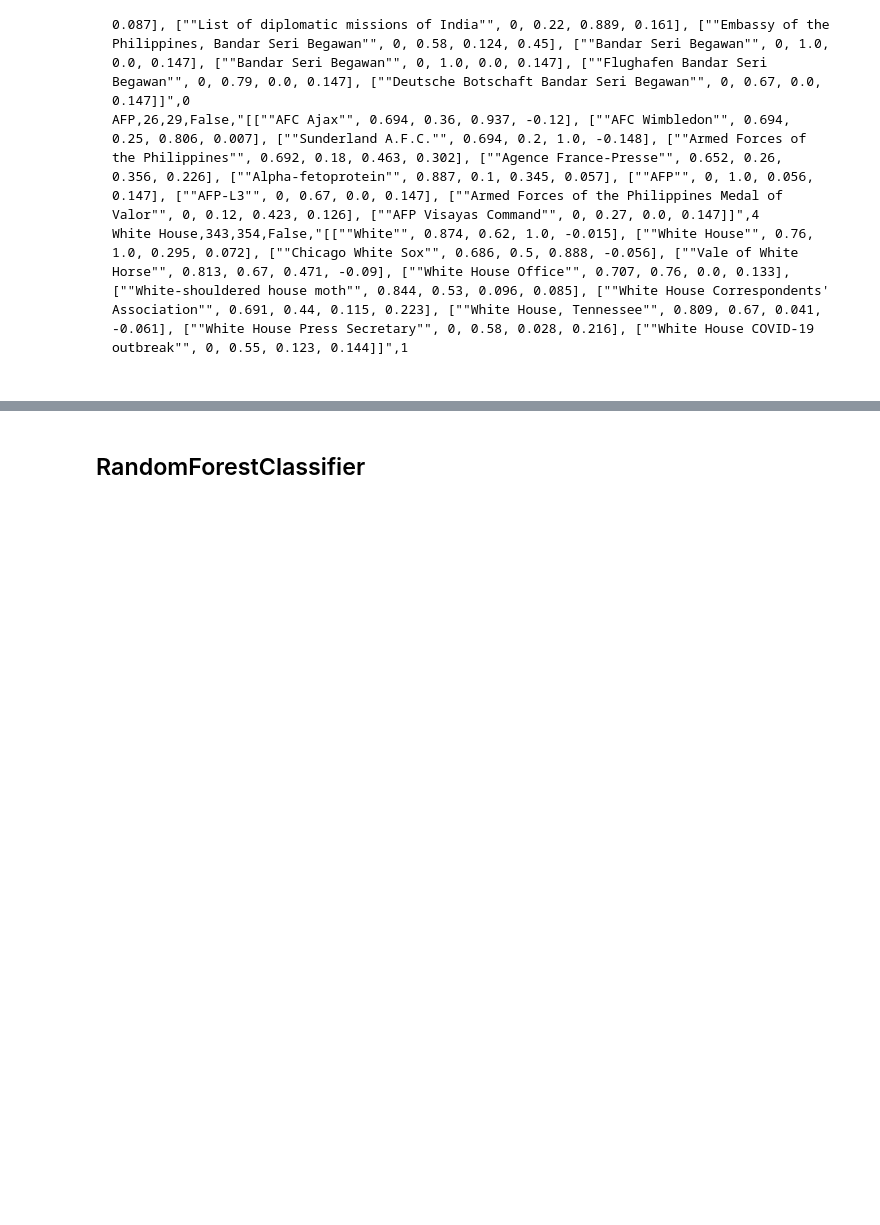
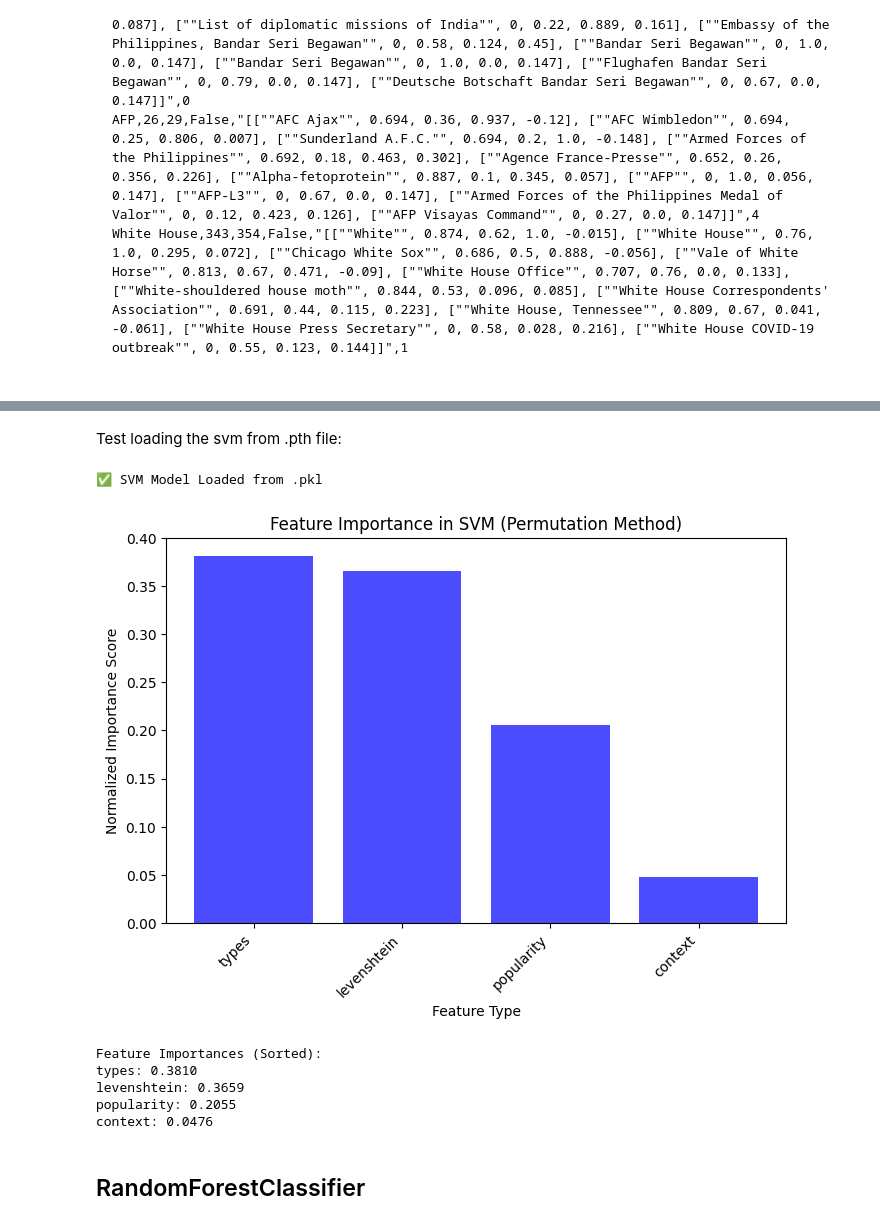
Before and after one commit to Danzigerrr/ProbNEL, a Jupyter notebook: Colab Notebooks/Candidate_Selector_Light_AI_Model.ipynb, the cells around one changed output, grey strips where cells are left out. Saved outputs shown, nothing was run; the diff lists cells and outputs as text; code cells hidden in the pictures; blank space fills up the shorter version.

```diff
--- a/Colab Notebooks/Candidate_Selector_Light_AI_Model.ipynb
+++ b/Colab Notebooks/Candidate_Selector_Light_AI_Model.ipynb
@@ -64,2 +250,69 @@ Target shape: (181,)
+# %% [markdown]
+Test loading the svm from .pth file:
+# %%
+import joblib
+import numpy as np
+import matplotlib.pyplot as plt
+from sklearn.svm import SVC
+from sklearn.model_selection import train_test_split
+from sklearn.inspection import permutation_importance
+from scipy.spatial.distance import euclidean
+
+# ---------------------- Load .pkl Model ----------------------
+svm_model = joblib.load("best_svm_model_1.pkl")
+print("✅ SVM Model Loaded from .pkl")
+
+# ------------------------------ Generate Synthetic Data ------------------------------
+# Assuming X has 40 features, and y is binary (0 or 1)
+np.random.seed(42)
+X = np.random.rand(1000, 40)  # 1000 samples, 40 features
+y = np.random.choice([0, 1], size=1000)  # Random binary labels
+
+# Feature groups (modify according to your actual feature meanings)
+feature_types = ["types", "levenshtein", "popularity", "context"]
+
+# Ensure the feature count is correct
+num_candidates = X.shape[1] // len(feature_types)
+
+# ---------------------- Compute Permutation Importance ----------------------
+X_train, X_test, y_train, y_test = train_test_split(X, y, test_size=0.3, random_state=42)
+perm_importance = permutation_importance(svm_model, X_test, y_test, n_repeats=10, scoring="accuracy")
+
+# Extract mean importance scores
+importances = perm_importance.importances_mean
+
+# ---------------------- Aggregate Importance by Feature Type ----------------------
+score_importances = {score: 0 for score in feature_types}
+
+for i in range(num_candidates):
+    for j, score in enumerate(feature_types):
+        score_importances[score] += importances[i * len(feature_types) + j]
+
+# Normalize importance scores to sum to 1
+total_importance = sum(score_importances.values())
+normalized_importances = {k: v / total_importance for k, v in score_importances.items()}
+
+# ---------------------- Plot Feature Importances ----------------------
+indices = np.argsort(list(normalized_importances.values()))[::-1]  # Sort descending
+plt.figure(figsize=(8, 5))
+plt.title("Feature Importance in SVM (Permutation Method)")
+plt.bar(range(len(normalized_importances)), np.array(list(normalized_importances.values()))[indices], color="blue", alpha=0.7)
+plt.xticks(range(len(normalized_importances)), np.array(feature_types)[indices], rotation=45, ha="right", fontsize=10)
+plt.xlabel("Feature Type")
+plt.ylabel("Normalized Importance Score")
+plt.show()
+
+# Print sorted feature importances
+print("\nFeature Importances (Sorted):")
+for feature, importance in sorted(normalized_importances.items(), key=lambda x: x[1], reverse=True):
+    print(f"{feature}: {importance:.4f}")
+# %% [output]
+✅ SVM Model Loaded from .pkl
+[figure, added]
+Feature Importances (Sorted):
+types: 0.3810
+levenshtein: 0.3659
+popularity: 0.2055
+context: 0.0476
 # %% [markdown]
 ## RandomForestClassifier
```
Also changed, not shown: parts of 25 cells of this notebook.
